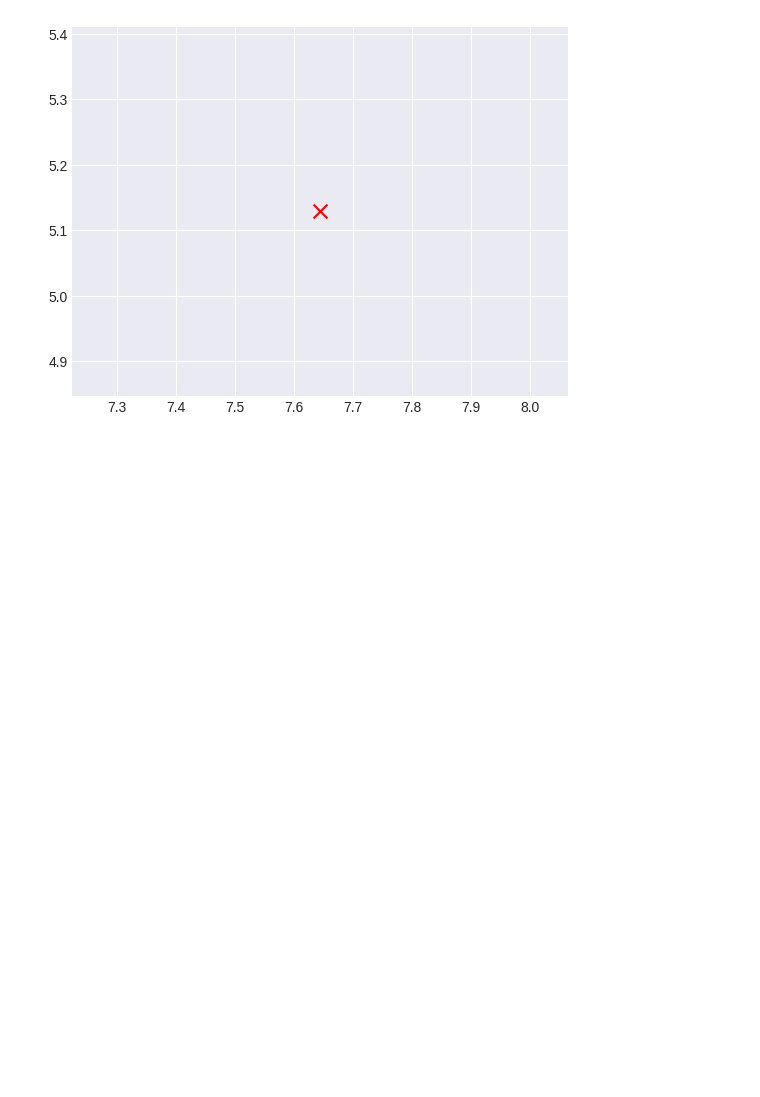
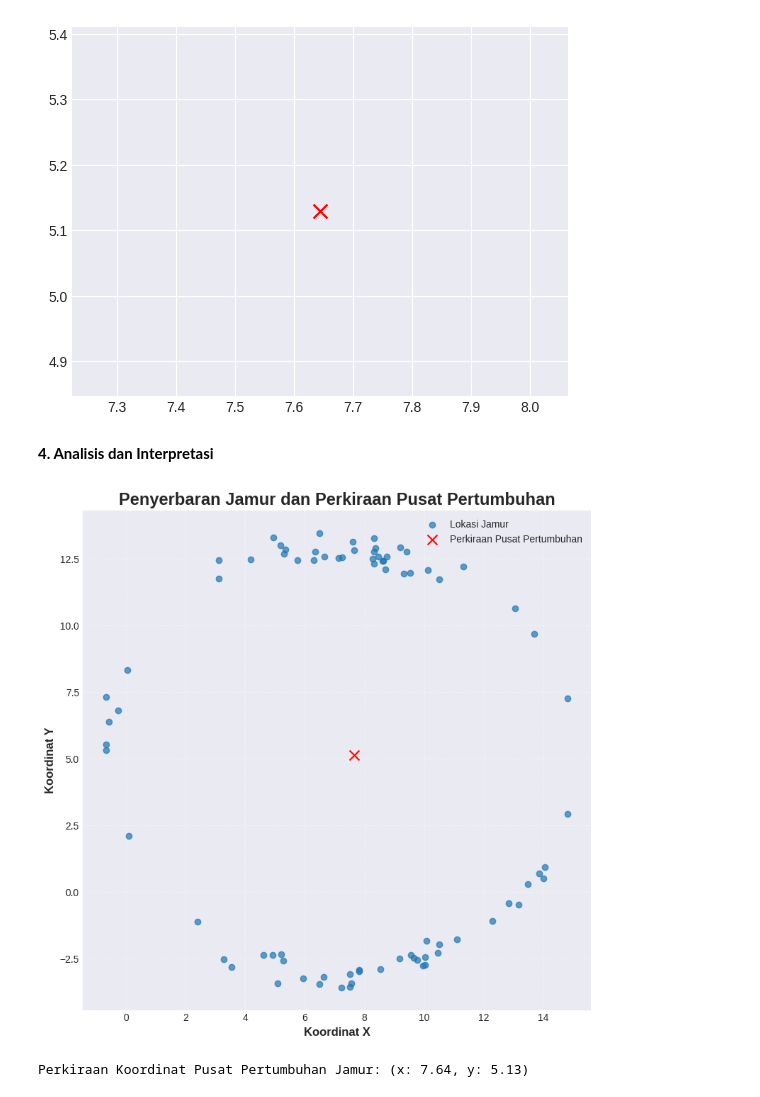
Before and after one commit to notnsas/data-science-application-college-task, a Jupyter notebook: mid_test/UTS_data_science_application_college_subject.ipynb, the cells around one changed output. Saved outputs shown, nothing was run; the diff lists cells and outputs as text; code cells hidden in the pictures; blank space fills up the shorter version.

```diff
--- a/mid_test/UTS_data_science_application_college_subject.ipynb
+++ b/mid_test/UTS_data_science_application_college_subject.ipynb
@@ -506,3 +506,32 @@ plt.scatter(center_x, center_y, color='r', marker='x', s=100, label='Perkiraan P
 # %% [output]
 <matplotlib.collections.PathCollection at 0x...>
 [figure]
+# %% [markdown]
+**4. Analisis dan Interpretasi**
+# %%
+# 2. Visualisasi Data
+plt.figure(figsize=(8, 8))
+plt.scatter(mushroom_df['x'], mushroom_df['y'], alpha=0.7, label='Lokasi Jamur')
+
+
+# 3. Estimasi Pusat Pertumbuhan
+center_x = mushroom_df['x'].mean()
+center_y = mushroom_df['y'].mean()
+
+# Menandai pusat pertumbuhan pada plot
+plt.scatter(center_x, center_y, color='r', marker='x', s=100, label='Perkiraan Pusat Pertumbuhan')
+
+
+# 4. Analisis dan Interpretasi
+plt.title('Penyerbaran Jamur dan Perkiraan Pusat Pertumbuhan', fontsize=17, fontweight='bold')
+plt.xlabel('Koordinat X', fontsize=12, fontweight='bold')
+plt.ylabel('Koordinat Y', fontsize=12, fontweight='bold')
+plt.legend()
+plt.grid(True, linestyle=':', alpha=0.7)
+plt.tight_layout()
+plt.show()
+
+print(f'\nPerkiraan Koordinat Pusat Pertumbuhan Jamur: (x: {center_x:.2f}, y: {center_y:.2f})')
+# %% [output]
+[figure, added]
+Perkiraan Koordinat Pusat Pertumbuhan Jamur: (x: 7.64, y: 5.13)
```
